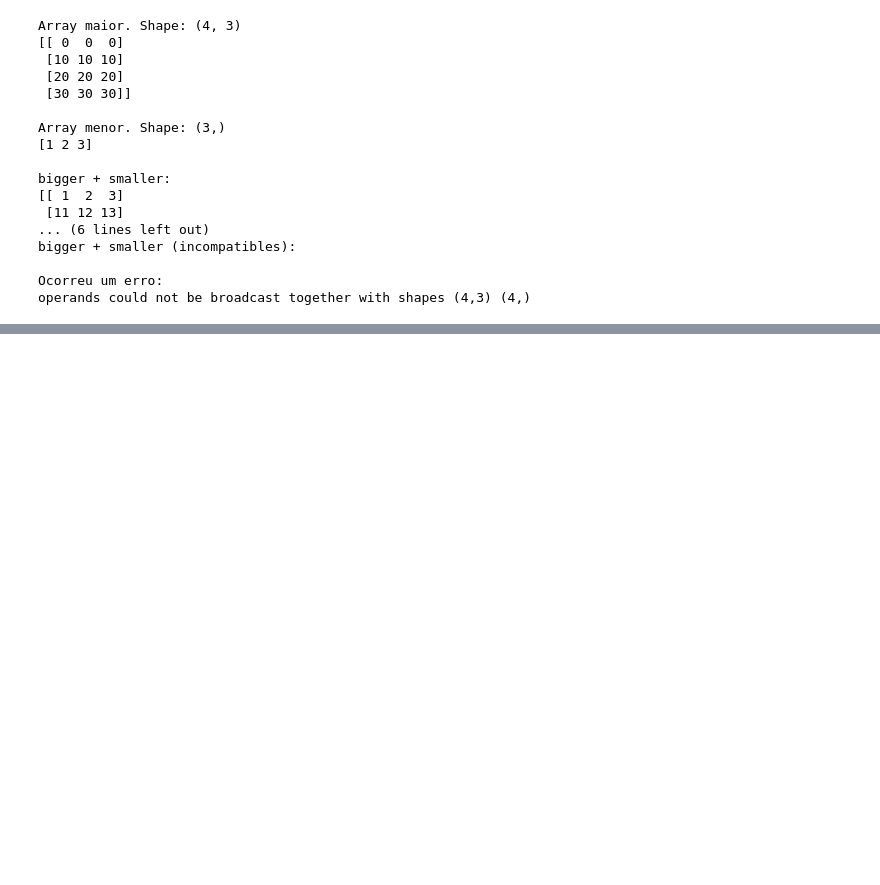
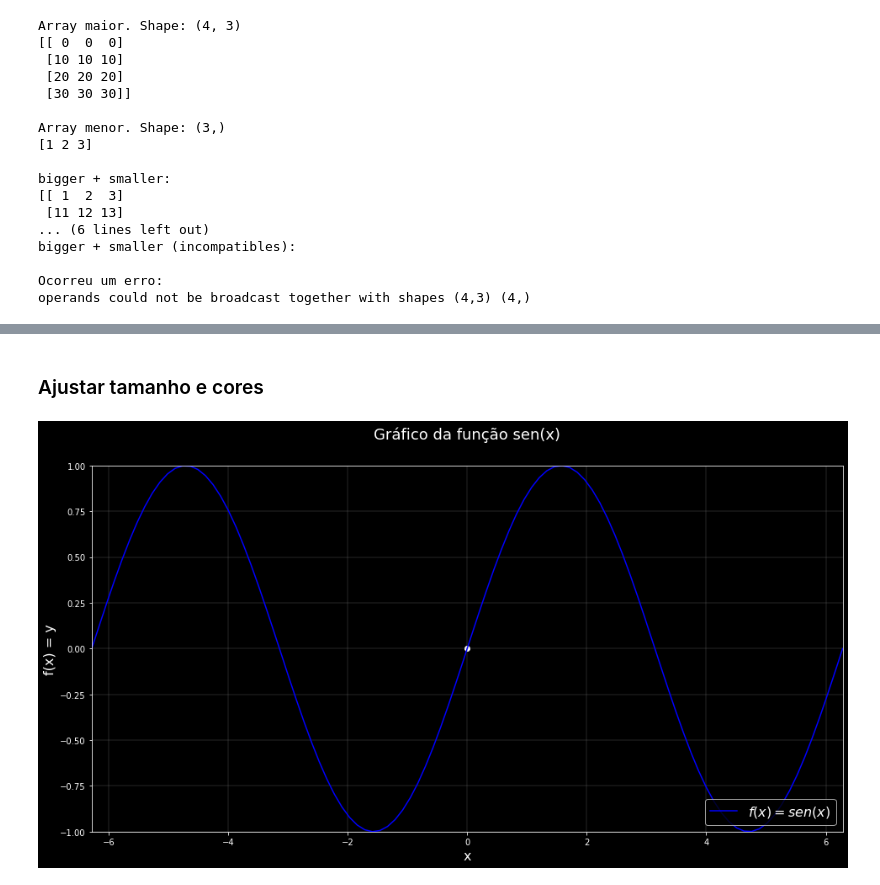
Before and after one commit to playeredlc/treinamento-h2ia, a Jupyter notebook: praticas_numpy_matplotlib.ipynb, the cells around one changed output, grey strips where cells are left out. Cells and saved outputs as stored; diff of their text form; code cells hidden in the pictures; blank space fills up the shorter version.

```diff
--- a/praticas_numpy_matplotlib.ipynb
+++ b/praticas_numpy_matplotlib.ipynb
@@ -349,0 +406,21 @@ operands could not be broadcast together with shapes (4,3) (4,)
+# %% [markdown]
+### Ajustar tamanho e cores
+# %%
+# gráfico da célula anterior
+plt.title("Gráfico da função sen(x)", fontsize=18, pad=32)
+plt.xlabel(r'x', fontsize=16)
+plt.ylabel(r'f(x) = y', fontsize=16)
+plt.grid(c='grey', linewidth=0.3)
+plt.scatter(0, 0, color='white')
+
+# ajustar tamanho dos eixos x e y
+plt.xlim(-np.pi*2, np.pi*2)
+plt.ylim(-1, 1)
+
+# modificar a cor da curva
+plt.plot(x, fx, c='blue')
+plt.legend([r'$f(x)=sen(x)$'], loc='lower right', fontsize=16)
+
+plt.show()
+# %% [output]
+[figure, added]
```
Also changed, not shown: parts of 22 cells of this notebook.
